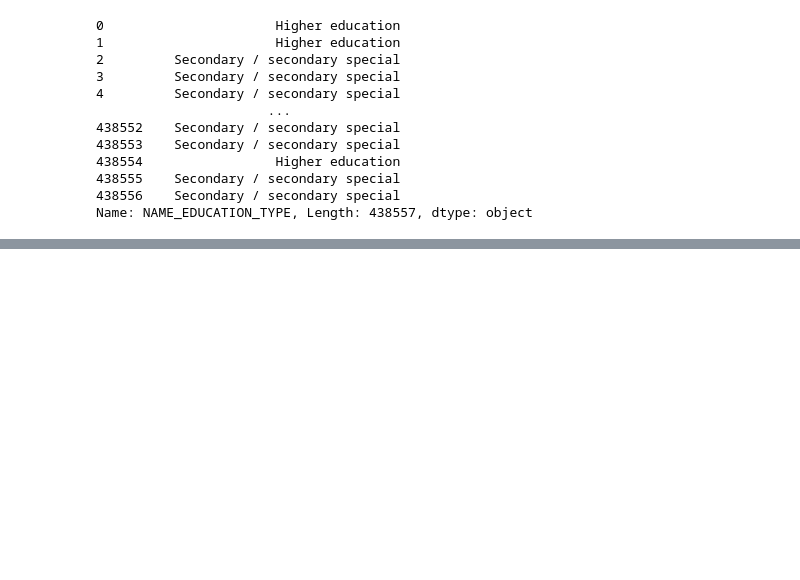
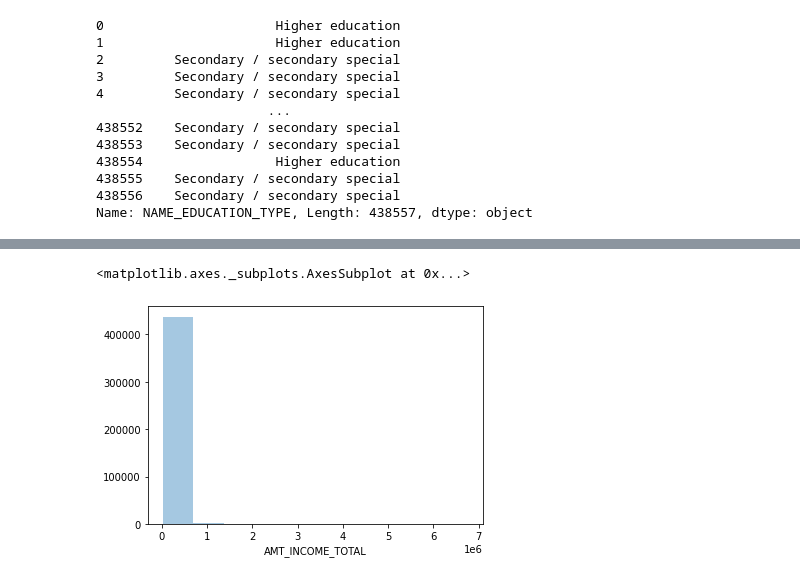
Before and after one commit to NabilahSharfina/Rakamin-Academy, a Jupyter notebook: Practice_Rakamin_Virtual_Internship.ipynb, the cells around one changed output, grey strips where cells are left out. Drawn from its saved outputs; the diff is of its cells as text; code cells hidden in the pictures; blank space fills up the shorter version.

```diff
--- a/Practice_Rakamin_Virtual_Internship.ipynb
+++ b/Practice_Rakamin_Virtual_Internship.ipynb
@@ -622,0 +656,6 @@ Name: NAME_EDUCATION_TYPE, Length: 438557, dtype: object
+# %%
+# Visualisasi histogram with seaborn == BENAR
+sns.distplot(df_ar['AMT_INCOME_TOTAL'], bins=10, kde=False)
+# %% [output]
+<matplotlib.axes._subplots.AxesSubplot at 0x...>
+[figure, added]
```
Also changed, not shown: parts of 71 cells of this notebook.
